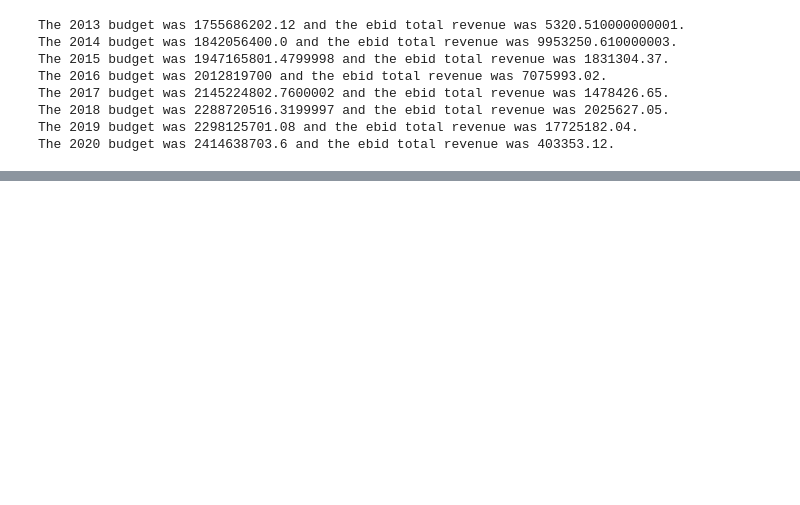
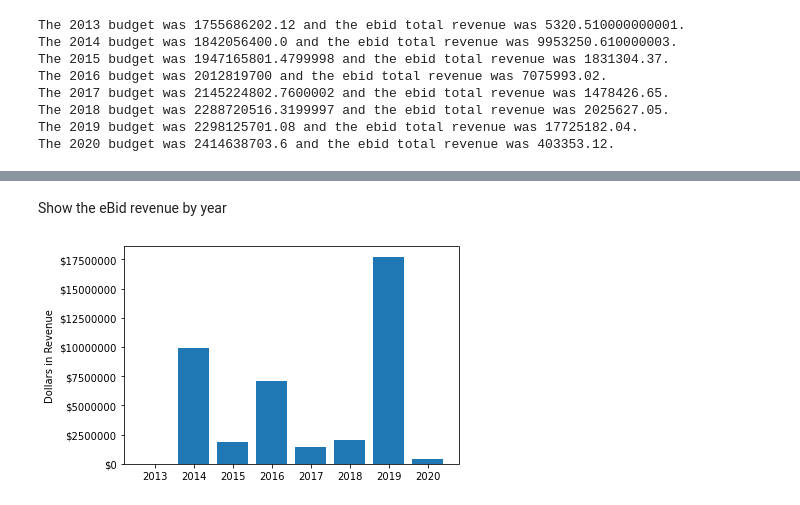
Before and after one commit to ausifer/nashville-gov-selling-stuff, a Jupyter notebook: notebooks/nashville_gov_selling_stuff.ipynb, the cells around one changed output, grey strips where cells are left out. Saved outputs shown, nothing was run; the diff lists cells and outputs as text; code cells hidden in the pictures; blank space fills up the shorter version.

```diff
--- a/notebooks/nashville_gov_selling_stuff.ipynb
+++ b/notebooks/nashville_gov_selling_stuff.ipynb
@@ -223,0 +216,11 @@ ebid_budget_df['Percent Total Budget'].plot()
+# %% [markdown]
+Show the eBid revenue by year
+# %%
+# plt.bar(ebid_budget_df['Year'],ebid_budget_df['eBid Revenue'])
+fig, ax = plt.subplots()
+ax.get_yaxis().set_major_formatter(FormatStrFormatter('$%.0f'))
+plt.bar(ebid_budget_df['Year'],ebid_budget_df['eBid Revenue'])
+plt.ylabel("Dollars in Revenue")
+plt.show()
+# %% [output]
+[figure, added]
```
Also changed, not shown: parts of 14 cells of this notebook.
